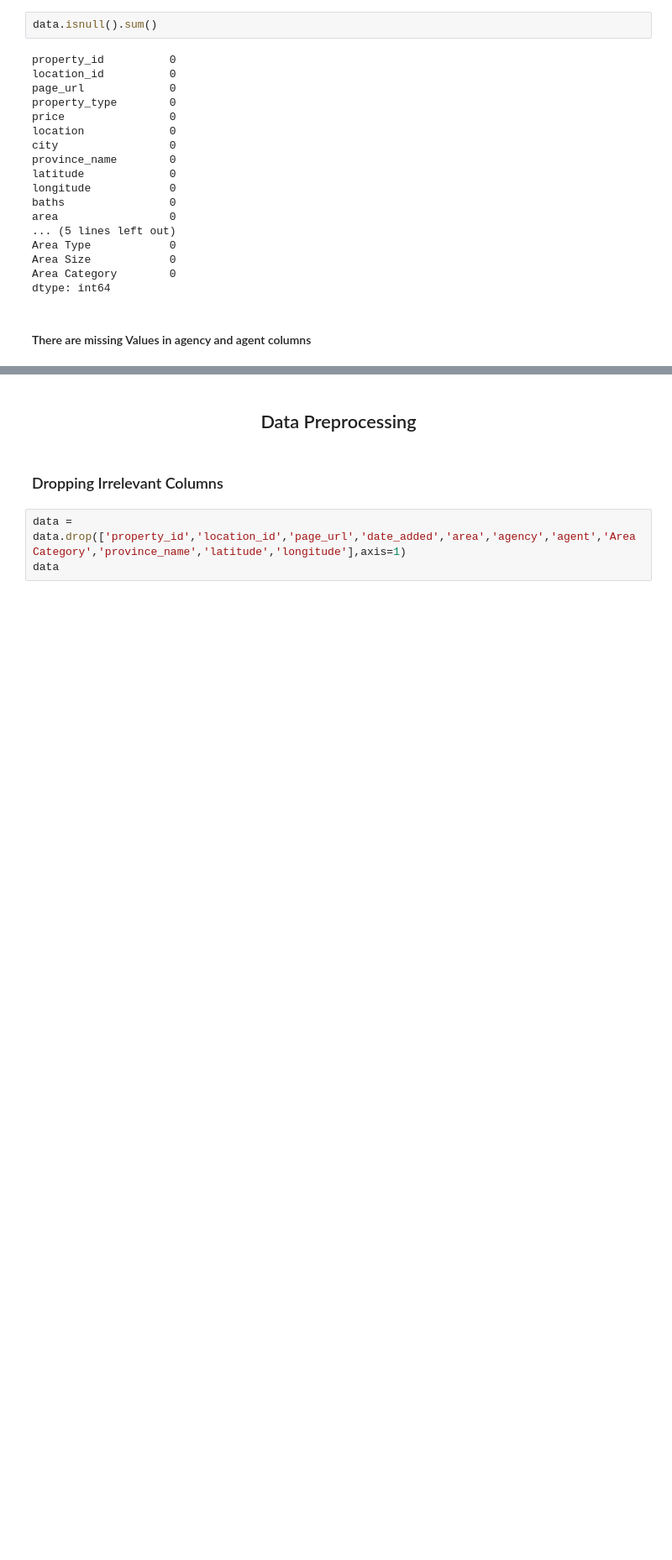
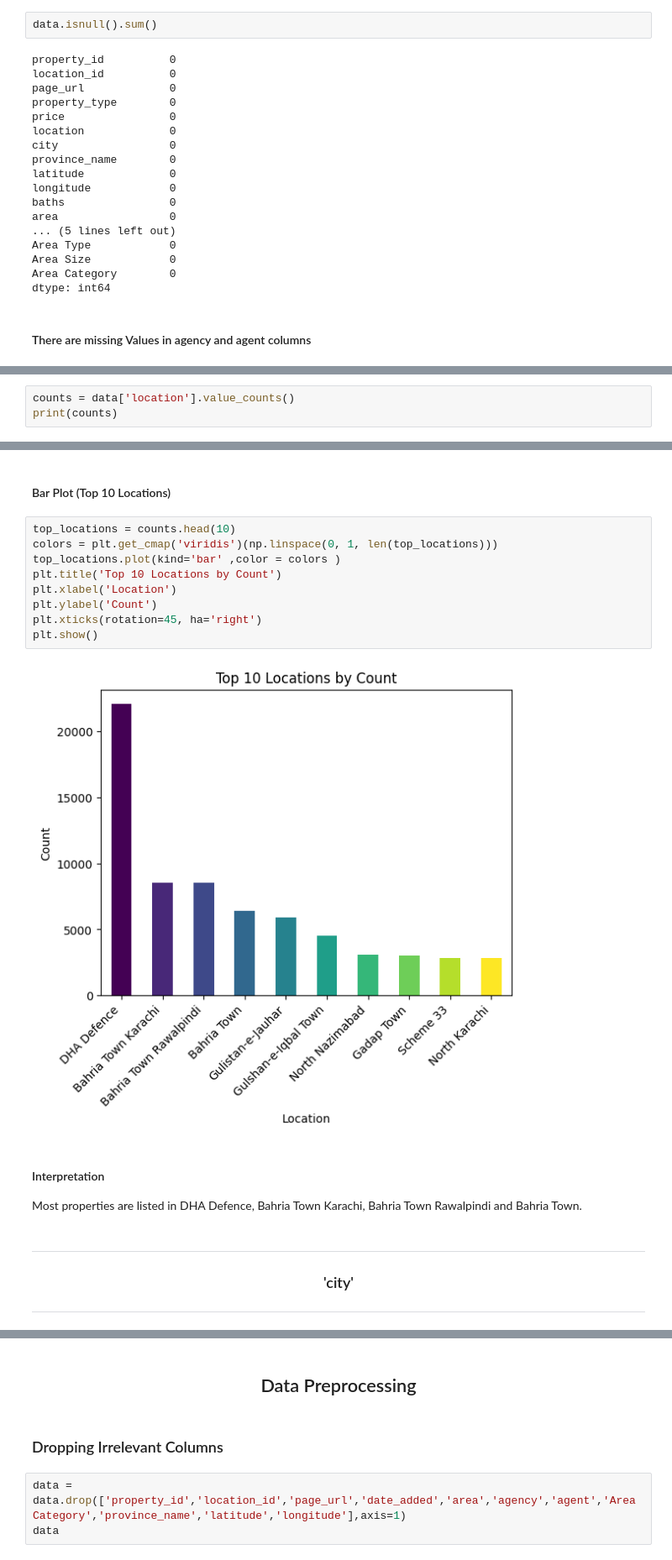
Before and after one commit to AbdullahHasan0/Data-Science-Group-2---BWF---Abdullah-Hasan, a Jupyter notebook: Mini Project 2/Mini_Project_2.ipynb, the cells around one changed output, grey strips where cells are left out. Shown at 84% size. Saved outputs shown, nothing was run; the diff lists cells and outputs as text; blank space fills up the shorter version.

```diff
--- a/Mini Project 2/Mini_Project_2.ipynb
+++ b/Mini Project 2/Mini_Project_2.ipynb
@@ -185,0 +195,3 @@ From this plot, we can see that Lahore properties are more expensive. And we can
+# %%
+counts = data['location'].value_counts()
+print(counts)
@@ -185,0 +212,23 @@ From this plot, we can see that Lahore properties are more expensive. And we can
+# %% [markdown]
+#### Bar Plot (Top 10 Locations)
+# %%
+top_locations = counts.head(10)
+colors = plt.get_cmap('viridis')(np.linspace(0, 1, len(top_locations)))
+top_locations.plot(kind='bar' ,color = colors )
+plt.title('Top 10 Locations by Count')
+plt.xlabel('Location')
+plt.ylabel('Count')
+plt.xticks(rotation=45, ha='right')
+plt.show()
+# %% [output]
+[figure, added]
+# %% [markdown]
+#### Interpretation
+
+Most properties are listed in DHA Defence, Bahria Town Karachi, Bahria Town Rawalpindi and Bahria Town.
+# %% [markdown]
+
+---
+<h3 align = center> 'city' </h3>
+
+---
```
Also changed, not shown: parts of 103 cells of this notebook.
